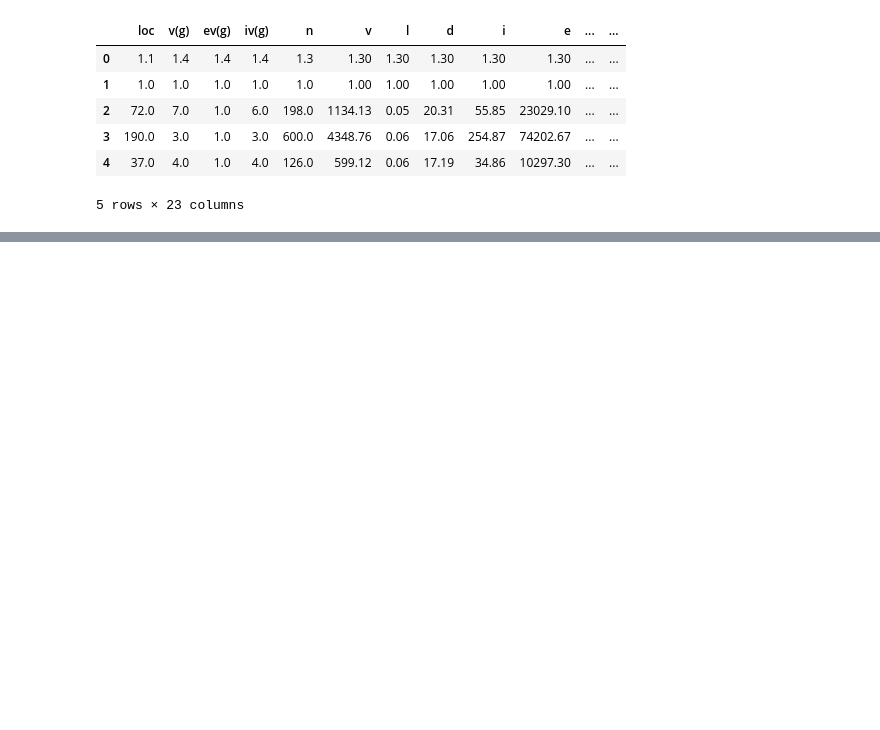
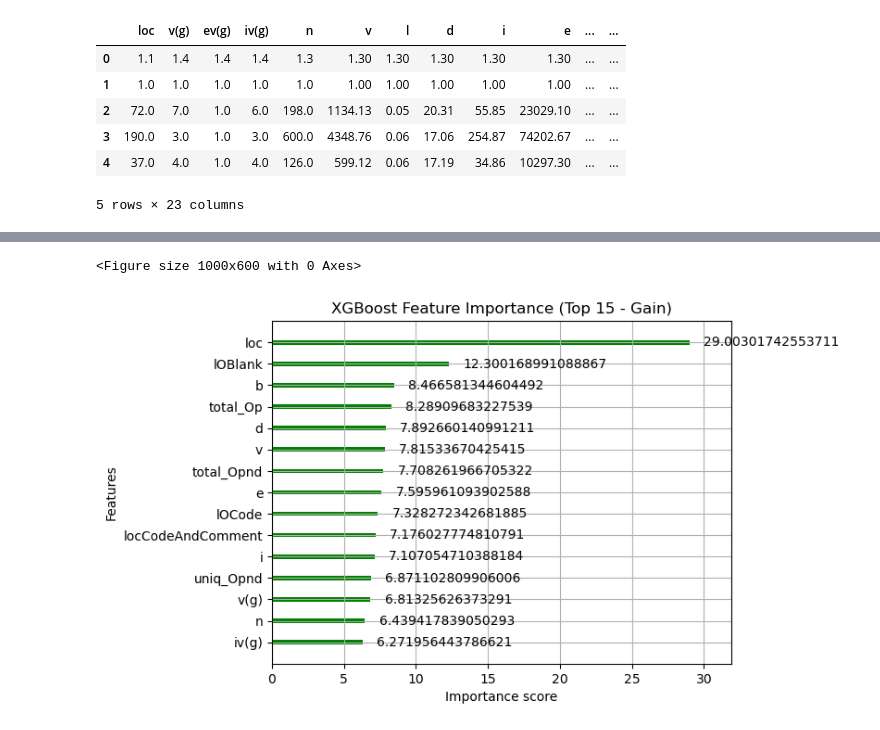
Before and after one commit to PELIN-ERMISKET/Nasa-JM1-defect-prediction-project, a Jupyter notebook: Software Defect Prediction ML.ipynb, the cells around one changed output, grey strips where cells are left out. Saved outputs shown, nothing was run; the diff lists cells and outputs as text; code cells hidden in the pictures; blank space fills up the shorter version.

```diff
--- a/Software Defect Prediction ML.ipynb
+++ b/Software Defect Prediction ML.ipynb
@@ -12,0 +15,9 @@ df.head()
+# %%
+from sklearn.model_selection import train_test_split
+
+X = df.drop('defects', axis=1)
+y = df['defects']
+
+X_train, X_test, y_train, y_test = train_test_split(
+    X, y, test_size=0.2, random_state=42, stratify=y
+)
@@ -12,0 +380,14 @@ df.head()
+# %%
+from sklearn.metrics import roc_auc_score, average_precision_score, classification_report, confusion_matrix
+
+xgb_tuned = XGBClassifier(**best_params)
+xgb_tuned.fit(X_train, y_train)
+
+p_test_tuned = xgb_tuned.predict_proba(X_test)[:, 1]
+y_pred_tuned = (p_test_tuned >= best_thr_tuned).astype(int)
+
+print("=== XGB Tuned | TEST ===")
+print("ROC-AUC:", round(roc_auc_score(y_test, p_test_tuned), 4))
+print("PR-AUC :", round(average_precision_score(y_test, p_test_tuned), 4))
+print(classification_report(y_test, y_pred_tuned, digits=4))
+print(confusion_matrix(y_test, y_pred_tuned))
@@ -12,0 +442,11 @@ df.head()
+# %%
+from xgboost import plot_importance
+import matplotlib.pyplot as plt
+
+plt.figure(figsize=(10,6))   # Feature importance
+plot_importance(xgb_tuned, max_num_features=15, importance_type='gain', color='green')
+plt.title('XGBoost Feature Importance (Top 15 - Gain)')
+plt.show()
+# %% [output]
+<Figure size 1000x600 with 0 Axes>
+[figure, added]
```
Also changed, not shown: parts of 22 cells of this notebook.
